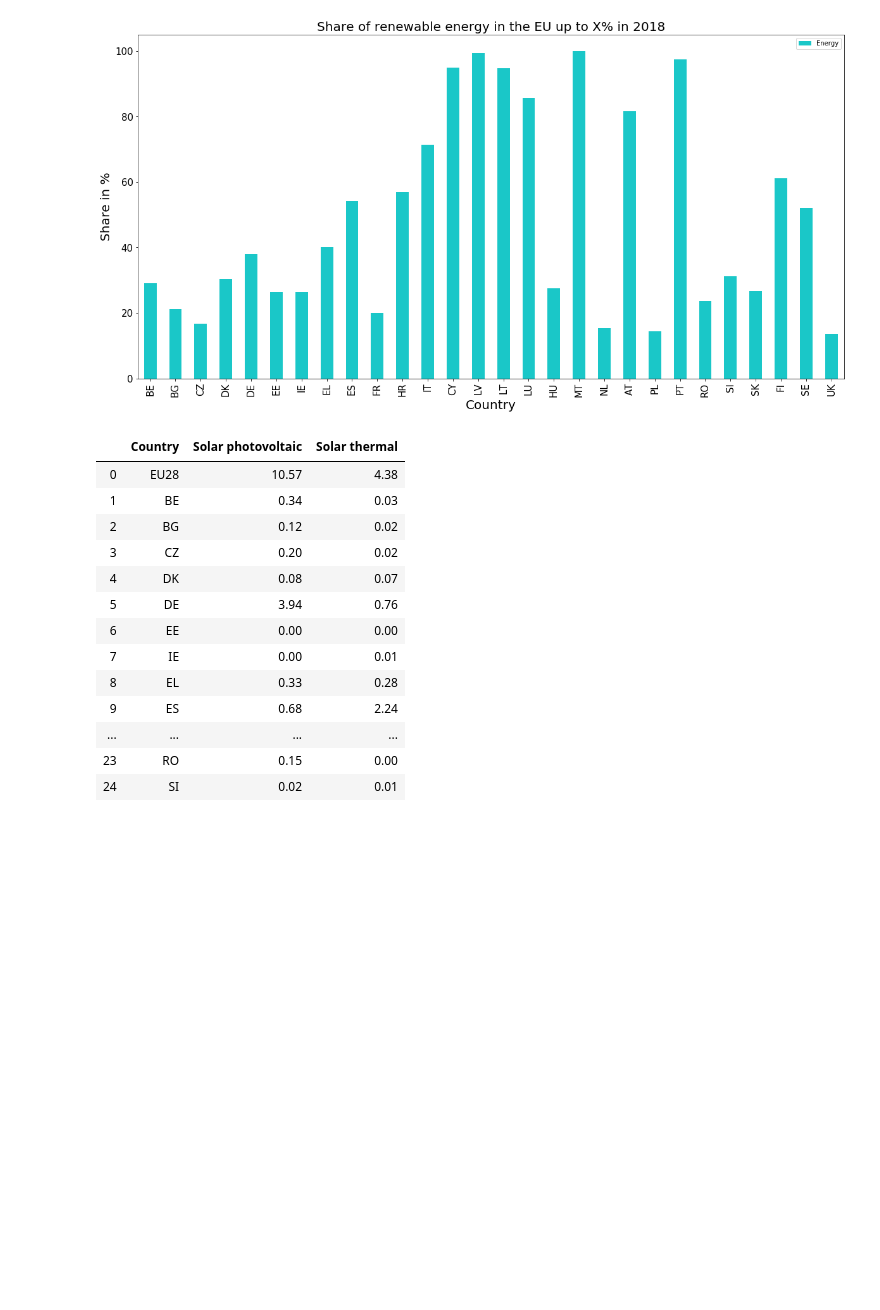
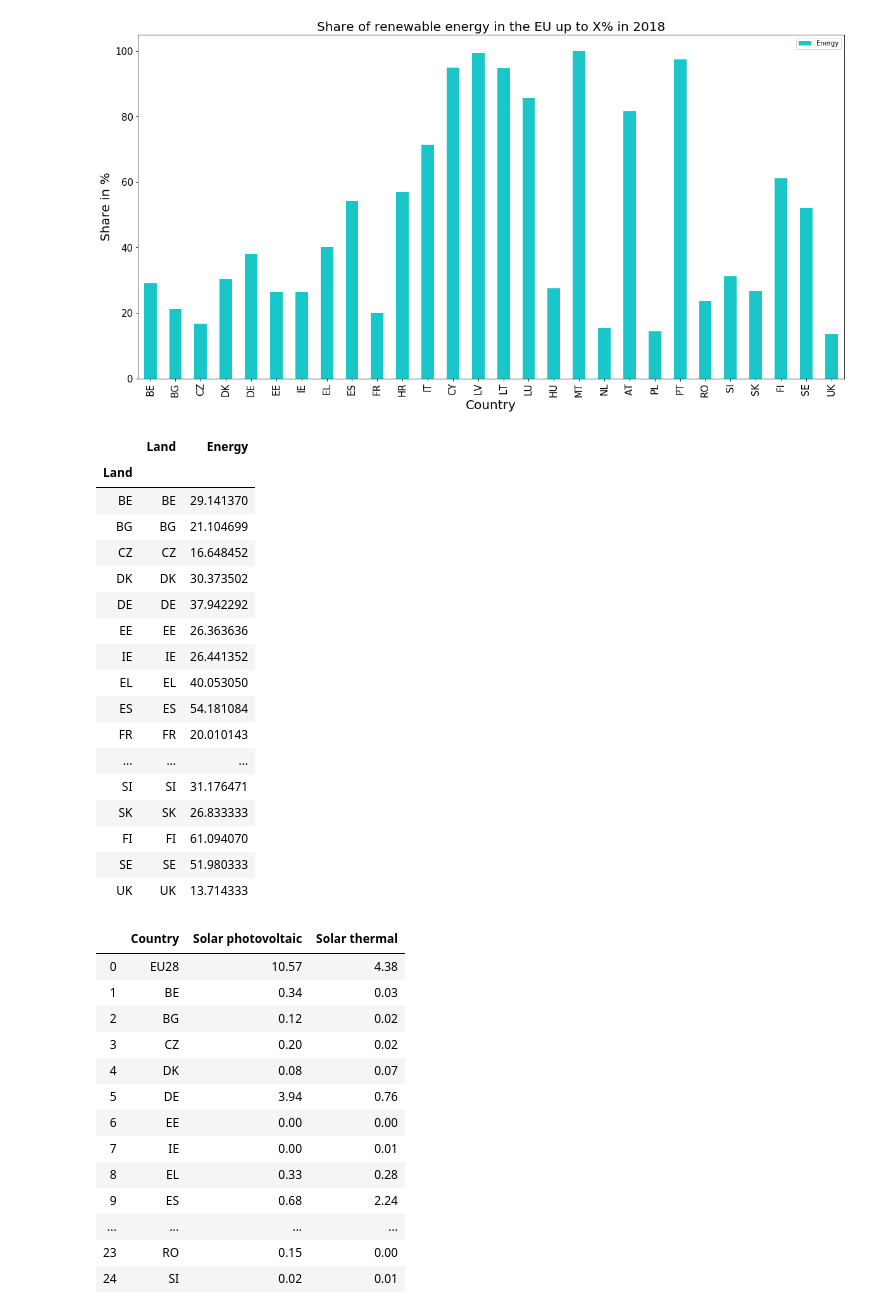
Before and after one commit to nlygar/renewable-energy-eu-statistics, a Jupyter notebook: Untitled1.ipynb, the cells around one changed output. Saved outputs shown, nothing was run; the diff lists cells and outputs as text; code cells hidden in the pictures; blank space fills up the shorter version.

```diff
--- a/Untitled1.ipynb
+++ b/Untitled1.ipynb
@@ -442,6 +358,27 @@ ax.set_ylabel('Share in %', fontsize = 20) #ylabel
 # %% [output]
 Text(0, 0.5, 'Share in %')
 [figure]
+# %%
+df_results
+# %% [output]
+|  | Land | Energy |
+| Land |  |  |
+| BE | BE | 29.141370 |
+| BG | BG | 21.104699 |
+| CZ | CZ | 16.648452 |
+| DK | DK | 30.373502 |
+| DE | DE | 37.942292 |
+| EE | EE | 26.363636 |
+| IE | IE | 26.441352 |
+| EL | EL | 40.053050 |
+| ES | ES | 54.181084 |
+| FR | FR | 20.010143 |
+| ... | ... | ... |
+| SI | SI | 31.176471 |
+| SK | SK | 26.833333 |
+| FI | FI | 61.094070 |
+| SE | SE | 51.980333 |
+| UK | UK | 13.714333 |
 # %%
 numbersheets = 28
 solar_results = pd.DataFrame({'Country':range(numbersheets),
```
Also changed, not shown: parts of 46 cells of this notebook, 8 other files.
